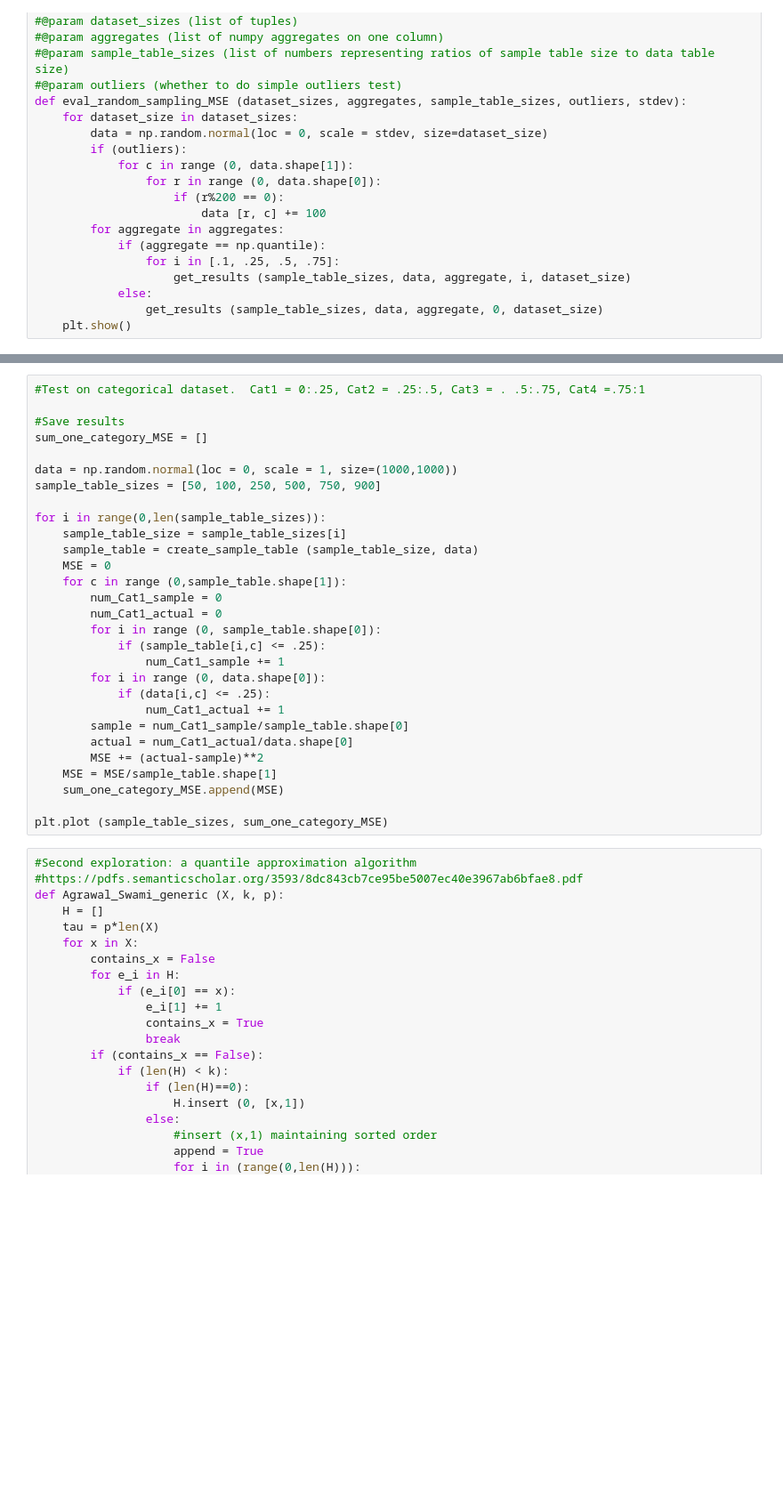
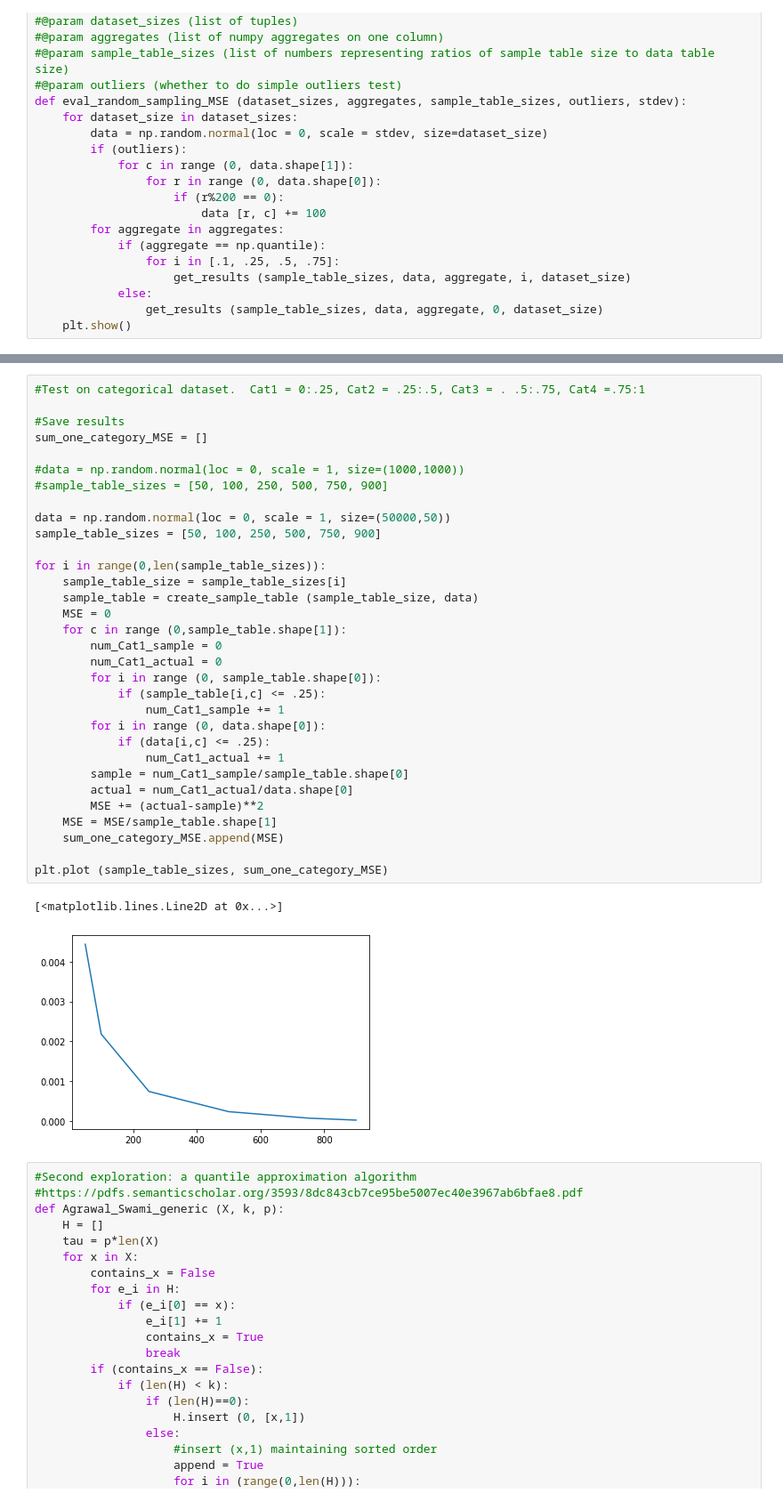
Before and after one commit to chudnov/aqp-optimization, a Jupyter notebook: Assignment 4 code.ipynb, the cells around one changed output, grey strips where cells are left out. Shown at 89% size. Cells and saved outputs as stored; diff of their text form; blank space fills up the shorter version.

```diff
--- a/Assignment 4 code.ipynb
+++ b/Assignment 4 code.ipynb
@@ -87,32 +326,38 @@ eval_random_sampling_MSE (dataset_sizes, aggregates, sample_table_sizes, True, 1
 # %%
 #Test on categorical dataset.  Cat1 = 0:.25, Cat2 = .25:.5, Cat3 = . .5:.75, Cat4 =.75:1
 
 #Save results
 sum_one_category_MSE = []
 
-data = np.random.normal(loc = 0, scale = 1, size=(1000,1000))
+#data = np.random.normal(loc = 0, scale = 1, size=(1000,1000))
+#sample_table_sizes = [50, 100, 250, 500, 750, 900]
+
+data = np.random.normal(loc = 0, scale = 1, size=(50000,50))
 sample_table_sizes = [50, 100, 250, 500, 750, 900]
 
 for i in range(0,len(sample_table_sizes)):
     sample_table_size = sample_table_sizes[i]
     sample_table = create_sample_table (sample_table_size, data)
     MSE = 0
     for c in range (0,sample_table.shape[1]):
         num_Cat1_sample = 0
         num_Cat1_actual = 0
         for i in range (0, sample_table.shape[0]):
             if (sample_table[i,c] <= .25):
                 num_Cat1_sample += 1
         for i in range (0, data.shape[0]):
             if (data[i,c] <= .25):
                 num_Cat1_actual += 1
         sample = num_Cat1_sample/sample_table.shape[0]
         actual = num_Cat1_actual/data.shape[0]
         MSE += (actual-sample)**2
     MSE = MSE/sample_table.shape[1]
     sum_one_category_MSE.append(MSE)
 
 plt.plot (sample_table_sizes, sum_one_category_MSE)
+# %% [output]
+[<matplotlib.lines.Line2D at 0x...>]
+[figure, added]
 # %%
 #Second exploration: a quantile approximation algorithm
 #https://pdfs.semanticscholar.org/3593/8dc843cb7ce95be5007ec40e3967ab6bfae8.pdf
```
Also changed, not shown: parts of 7 cells of this notebook.
